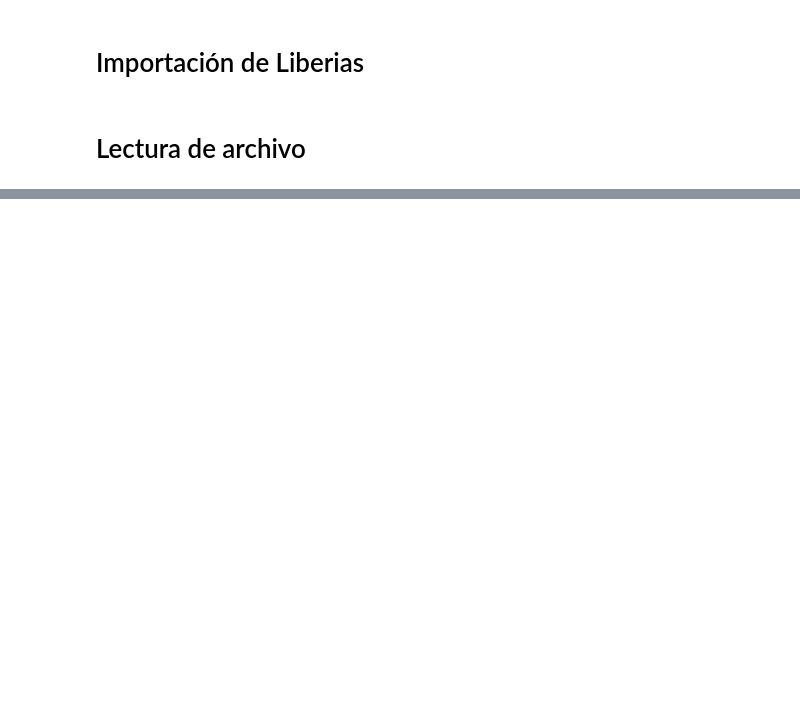
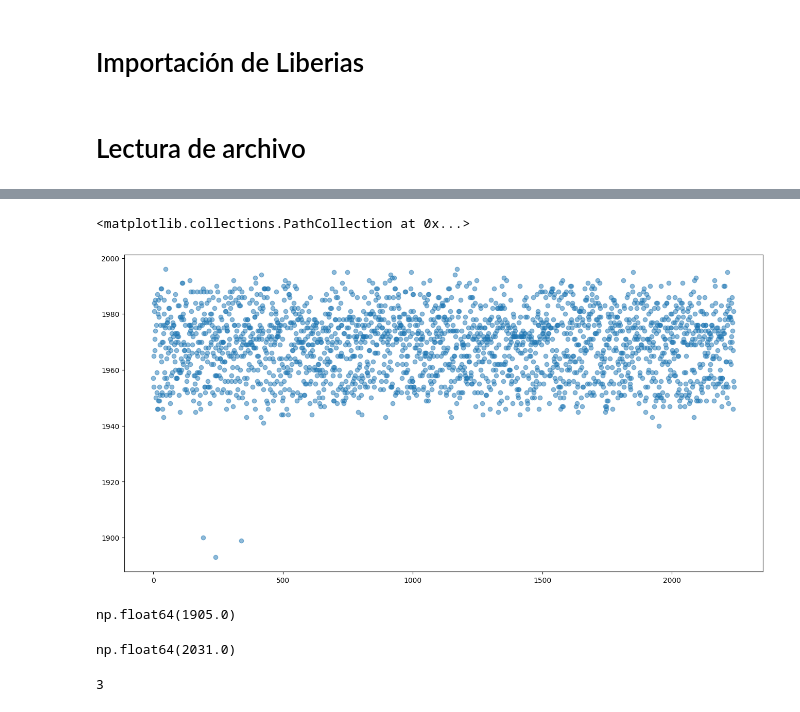
Before and after one commit to tommad1/Marketing-IFood, a Jupyter notebook: IFood_TM.ipynb, the cells around one changed output, grey strips where cells are left out. Saved outputs shown, nothing was run; the diff lists cells and outputs as text; code cells hidden in the pictures; blank space fills up the shorter version.

```diff
--- a/IFood_TM.ipynb
+++ b/IFood_TM.ipynb
@@ -33,0 +318,7 @@ HTTPError: HTTP Error 404: Not Found
+# %%
+integers_yb=range(len(marketing['Year_Birth']))
+plt.figure(figsize=(16,8))
+plt.scatter(integers_yb,marketing['Year_Birth'],alpha=0.5)
+# %% [output]
+<matplotlib.collections.PathCollection at 0x...>
+[figure, added]
@@ -33,0 +337,13 @@ HTTPError: HTTP Error 404: Not Found
+# %%
+lower_limit
+# %% [output]
+np.float64(1905.0)
+# %%
+upper_limit
+# %% [output]
+np.float64(2031.0)
+# %%
+aislados_year_birth=marketing[(marketing['Year_Birth']<lower_limit) | (marketing['Year_Birth']>upper_limit)]
+len(aislados_year_birth)
+# %% [output]
+3
```
Also changed, not shown: parts of 135 cells of this notebook.
